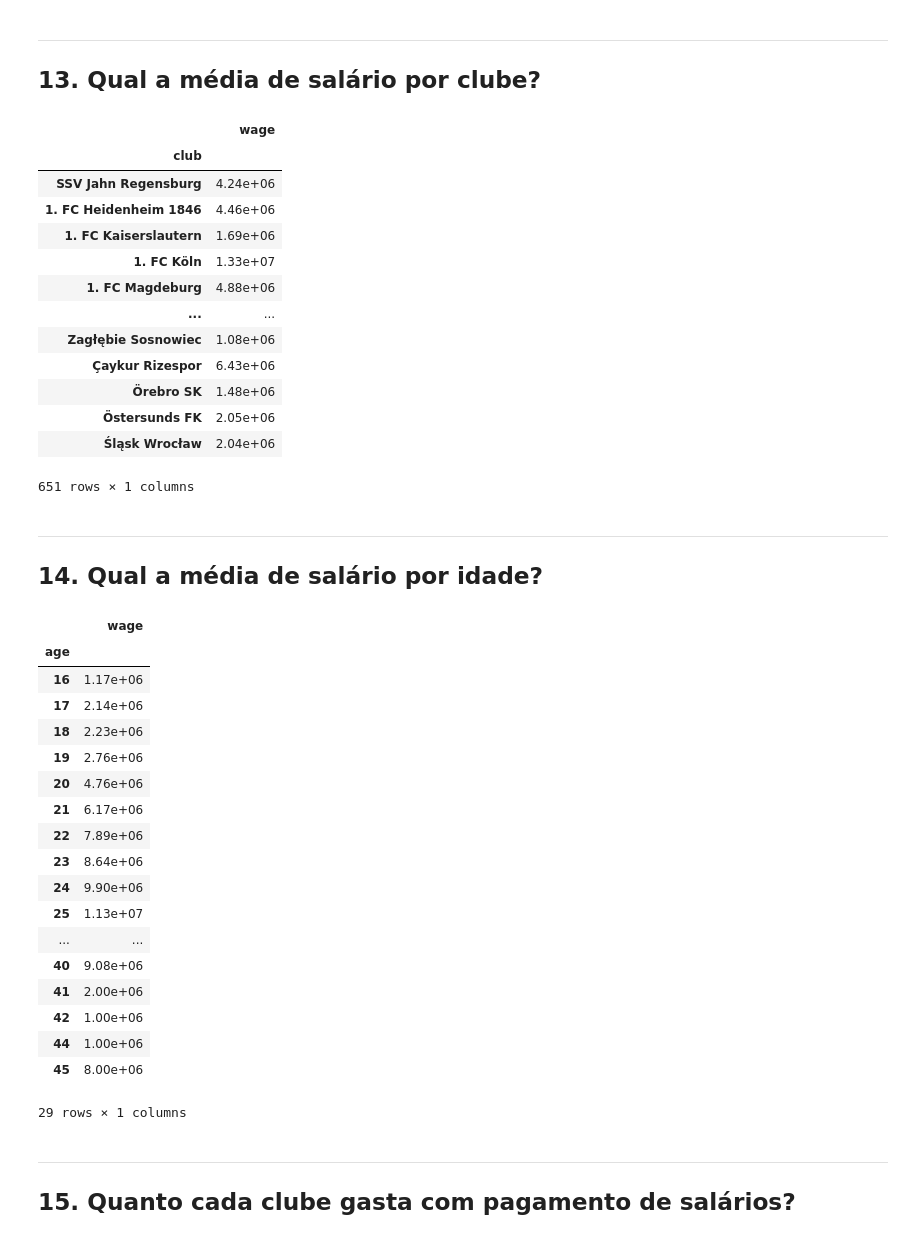
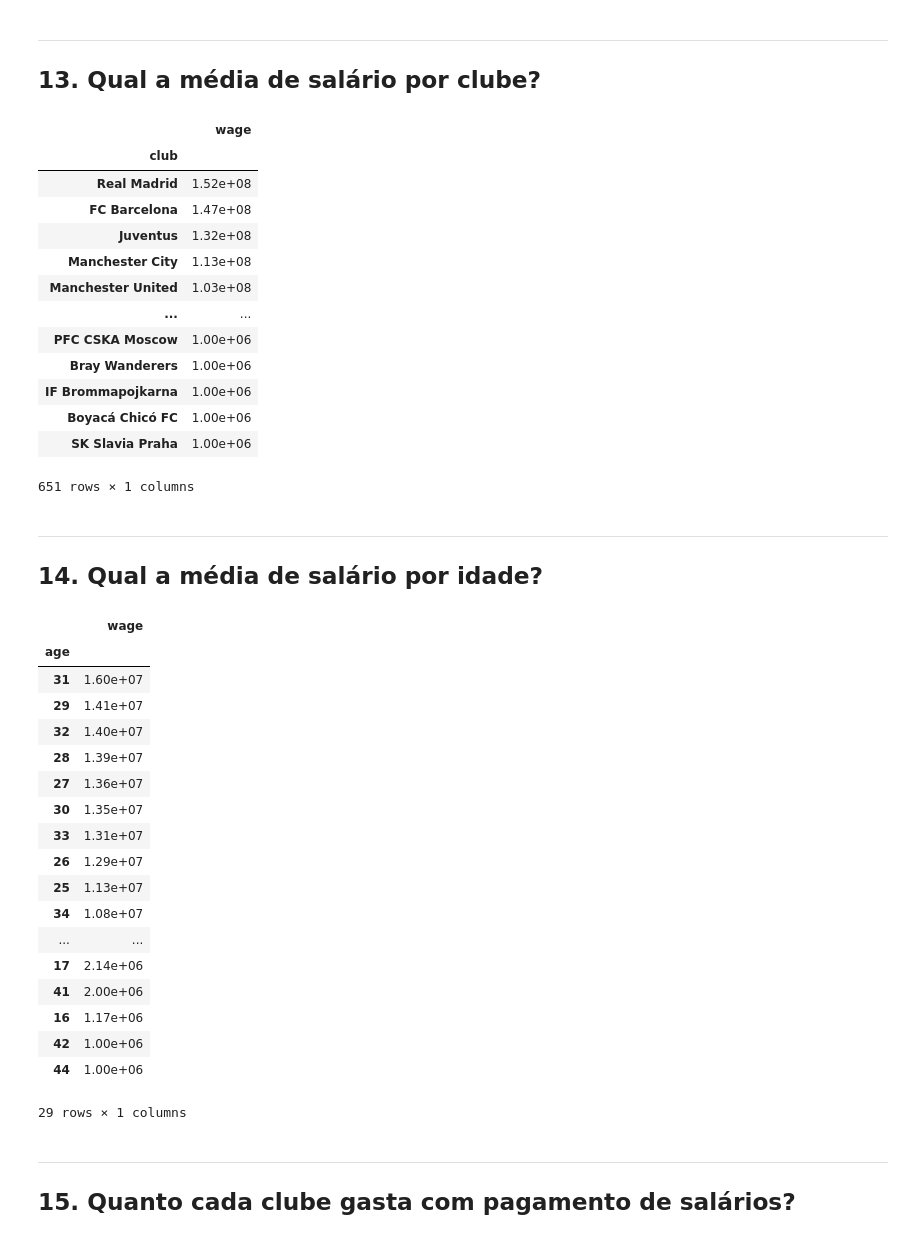
Before and after one commit to Sedinei/DSWP, a Jupyter notebook: NB_trabalhado/FIFA_NB10.ipynb, the cells around one changed output. Saved outputs shown, nothing was run; the diff lists cells and outputs as text; code cells hidden in the pictures.

```diff
--- a/NB_trabalhado/FIFA_NB10.ipynb
+++ b/NB_trabalhado/FIFA_NB10.ipynb
@@ -566,8 +582,8 @@ Quase todas as variáveis tem missing values. Algumas são apenas informativas,
 # %%
 # O código abaixo irá passar pelas colunas de tipo 'float64' para preencher os missing values com suas médias
 for col in df_fifa.select_dtypes(include='float64').columns:
-    media = df_fifa[col].mean()
-    df_fifa[col] = df_fifa[col].fillna(value=media)
+    mediana = df_fifa[col].median()
+    df_fifa[col] = df_fifa[col].fillna(value=mediana)
 df_fifa.select_dtypes(include='float64').info()
 # %% [output]
 <class 'pandas.core.frame.DataFrame'>
@@ -719,46 +735,46 @@ df_fifa[['nationality', 'wage']].groupby(by='nationality').mean()
 ___
 ## 13. Qual a média de salário por clube?
 # %%
-df_fifa[['club', 'wage']].groupby(by='club').mean()
+df_fifa[['club', 'wage']].groupby(by='club').mean().sort_values(by='wage', ascending=False)
 # %% [output]
 |  | wage |
 | club |  |
-| SSV Jahn Regensburg | 4.24e+06 |
-| 1. FC Heidenheim 1846 | 4.46e+06 |
-| 1. FC Kaiserslautern | 1.69e+06 |
-| 1. FC Köln | 1.33e+07 |
-| 1. FC Magdeburg | 4.88e+06 |
+| Real Madrid | 1.52e+08 |
+| FC Barcelona | 1.47e+08 |
+| Juventus | 1.32e+08 |
+| Manchester City | 1.13e+08 |
+| Manchester United | 1.03e+08 |
 | ... | ... |
-| Zagłębie Sosnowiec | 1.08e+06 |
-| Çaykur Rizespor | 6.43e+06 |
-| Örebro SK | 1.48e+06 |
-| Östersunds FK | 2.05e+06 |
-| Śląsk Wrocław | 2.04e+06 |
+| PFC CSKA Moscow | 1.00e+06 |
+| Bray Wanderers | 1.00e+06 |
+| IF Brommapojkarna | 1.00e+06 |
+| Boyacá Chicó FC | 1.00e+06 |
+| SK Slavia Praha | 1.00e+06 |
 651 rows × 1 columns
 # %% [markdown]
 ___
 ## 14. Qual a média de salário por idade?
 # %%
-df_fifa[['age', 'wage']].groupby(by='age').mean()
+df_fifa[['age', 'wage']].groupby(by='age').mean().sort_values(by='wage', ascending=False)
 # %% [output]
 |  | wage |
 | age |  |
+| 31 | 1.60e+07 |
+| 29 | 1.41e+07 |
+| 32 | 1.40e+07 |
+| 28 | 1.39e+07 |
+| 27 | 1.36e+07 |
+| 30 | 1.35e+07 |
+| 33 | 1.31e+07 |
+| 26 | 1.29e+07 |
+| 25 | 1.13e+07 |
+| 34 | 1.08e+07 |
+| ... | ... |
+| 17 | 2.14e+06 |
+| 41 | 2.00e+06 |
 | 16 | 1.17e+06 |
-| 17 | 2.14e+06 |
-| 18 | 2.23e+06 |
-| 19 | 2.76e+06 |
-| 20 | 4.76e+06 |
-| 21 | 6.17e+06 |
-| 22 | 7.89e+06 |
-| 23 | 8.64e+06 |
-| 24 | 9.90e+06 |
-| 25 | 1.13e+07 |
-| ... | ... |
-| 40 | 9.08e+06 |
-| 41 | 2.00e+06 |
 | 42 | 1.00e+06 |
 | 44 | 1.00e+06 |
-| 45 | 8.00e+06 |
 29 rows × 1 columns
 # %% [markdown]
 ___
```
Also changed, not shown: parts of 26 cells of this notebook.
